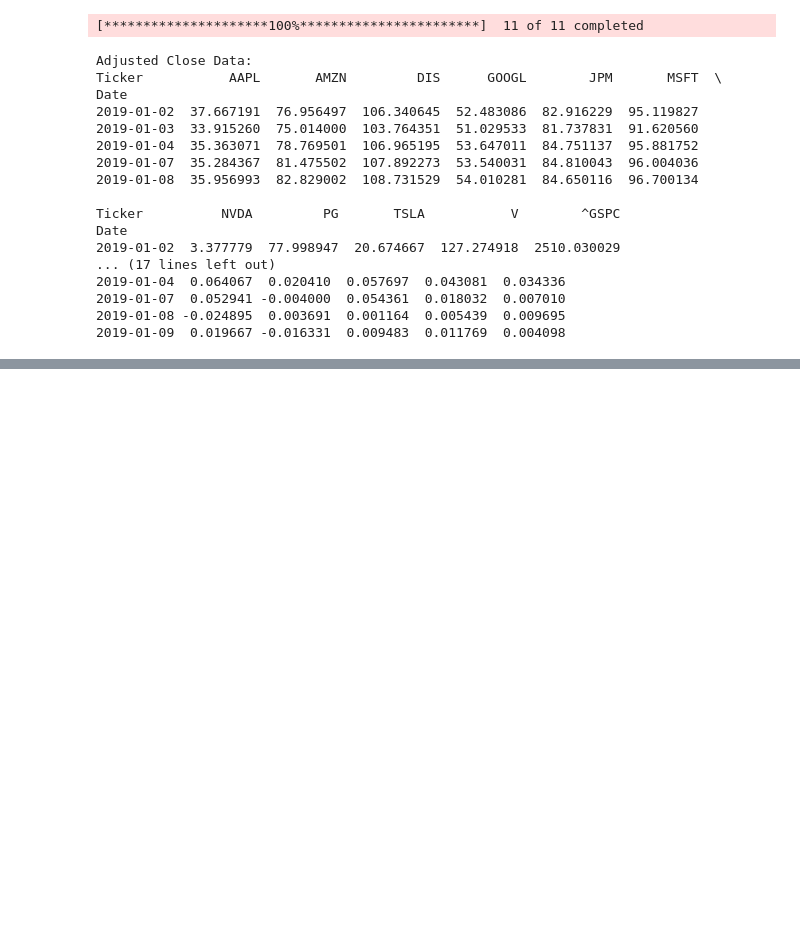
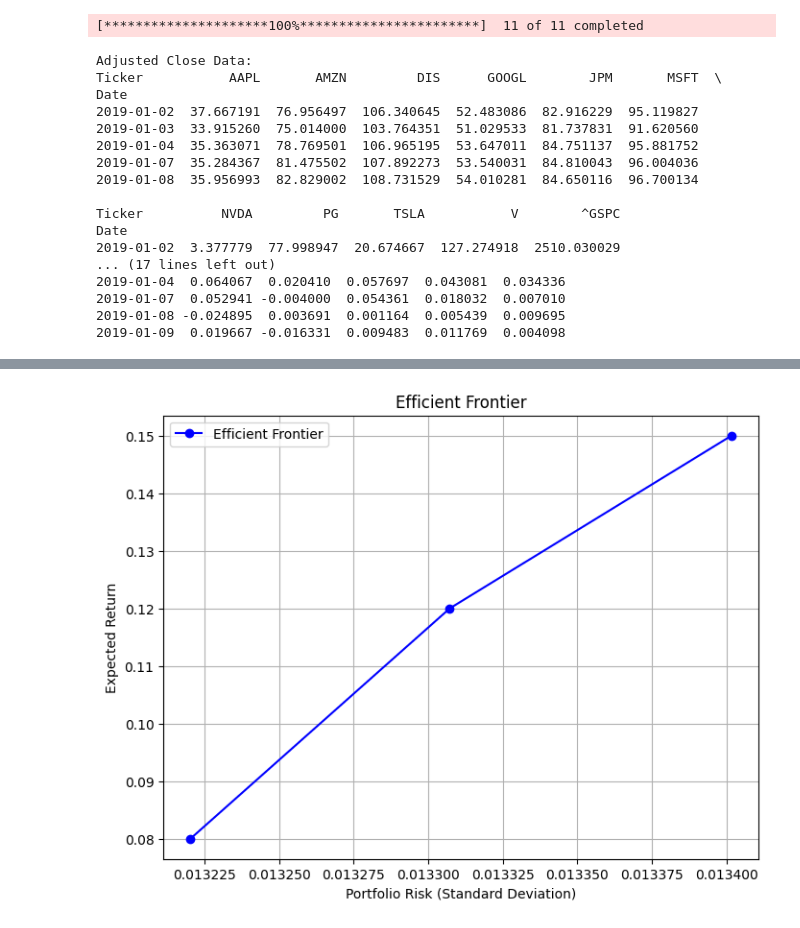
Before and after one commit to loks666/FinancialMachineLearning, a Jupyter notebook: financial.ipynb, the cells around one changed output, grey strips where cells are left out. Drawn from its saved outputs; the diff is of its cells as text; code cells hidden in the pictures; blank space fills up the shorter version.

```diff
--- a/financial.ipynb
+++ b/financial.ipynb
@@ -55,7 +55,7 @@ import numpy as np
 import pandas as pd
 
 # **读取 CSV，确保数据格式正确**
-returns = pd.read_csv("returns_data.csv")
+returns = pd.read_csv("result/returns_data.csv")
 
 # **去除列名空格**
 returns.columns = returns.columns.str.strip()
@@ -132,9 +132,9 @@ results_df = pd.DataFrame({
     "Idiosyncratic Variance": idiosyncratic_variance
 })
 
-results_df.to_csv("capm_results.csv")  # 保存结果
+results_df.to_csv("result/capm_results.csv")  # 保存结果
 
 # **打印 CAPM 计算结果**
-print("CAPM 计算完成，结果已保存到 capm_results.csv")
+print("CAPM 计算完成，结果已保存到 result/capm_results.csv")
 print(results_df)
 # %% [output]
@@ -182,18 +248,69 @@ for mu_p in target_returns:
 # %%
 import matplotlib.pyplot as plt
+import numpy as np
+import pandas as pd
 
+# **读取权重数据**
+optimal_weights_df = pd.read_csv("result/optimal_portfolio_weights.csv", index_col=0)
+
+# **目标收益率 μp**
+target_returns = [0.08, 0.12, 0.15]
+
+# **读取 CAPM 计算时的协方差矩阵**
+capm_results = pd.read_csv("result/capm_results.csv", index_col=0)
+market_returns = pd.read_csv("result/returns_data.csv", index_col=0)["^GSPC"]
+
+# **计算市场收益率的方差**
+market_variance = np.var(market_returns.astype(np.float64))
+
+# **获取股票列表**
+stock_list = list(capm_results.index)
+num_assets = len(stock_list)
+
+# **转换 Beta, 期望收益, 个体风险 为字典**
+beta_values = capm_results["Beta"].to_dict()
+idiosyncratic_variance = capm_results["Idiosyncratic Variance"].to_dict()
+
+# **重新计算协方差矩阵 Σ**
+covariance_matrix = np.zeros((num_assets, num_assets))
+
+for i in range(num_assets):
+    for j in range(num_assets):
+        if i == j:
+            covariance_matrix[i, j] = (
+                beta_values[stock_list[i]] ** 2 * market_variance
+                + idiosyncratic_variance[stock_list[i]]
+            )
+        else:
+            covariance_matrix[i, j] = (
+                beta_values[stock_list[i]] * beta_values[stock_list[j]] * market_variance
+            )
+
+# **计算风险**
 risks = []
 
-for mu_p, weights in optimal_weights.items():
-    portfolio_variance = weights.T @ covariance_matrix @ weights
-    portfolio_std = np.sqrt(portfolio_variance)
+for mu_p in target_returns:
+    weights = optimal_weights_df[str(mu_p)].values  # 读取对应目标收益率的权重
+
+    # **确保权重合理化**
+    weights = np.abs(weights)  # 取绝对值，防止负权重
+    weights /= np.sum(weights)  # 归一化，确保总和为 1
+
+    # **计算组合方差**
+    portfolio_variance = np.dot(weights.T, np.dot(covariance_matrix, weights))
+    portfolio_std = np.sqrt(portfolio_variance)  # 计算标准差（风险）
     risks.append(portfolio_std)
 
-# 绘制有效前沿
+# **绘制有效前沿**
 plt.figure(figsize=(8, 6))
-plt.plot(risks, target_returns, marker='o', linestyle='-')
+plt.plot(risks, target_returns, marker="o", linestyle="-", color="b", label="Efficient Frontier")
 plt.xlabel("Portfolio Risk (Standard Deviation)")
 plt.ylabel("Expected Return")
 plt.title("Efficient Frontier")
+plt.legend()
 plt.grid(True)
+# **保存图片**
+plt.savefig("result/efficient_frontier.png", dpi=300, bbox_inches="tight")  # 以高分辨率保存
 plt.show()
+# %% [output]
+[figure, added]
```
Also changed, not shown: parts of 3 cells of this notebook, 13 other files.
